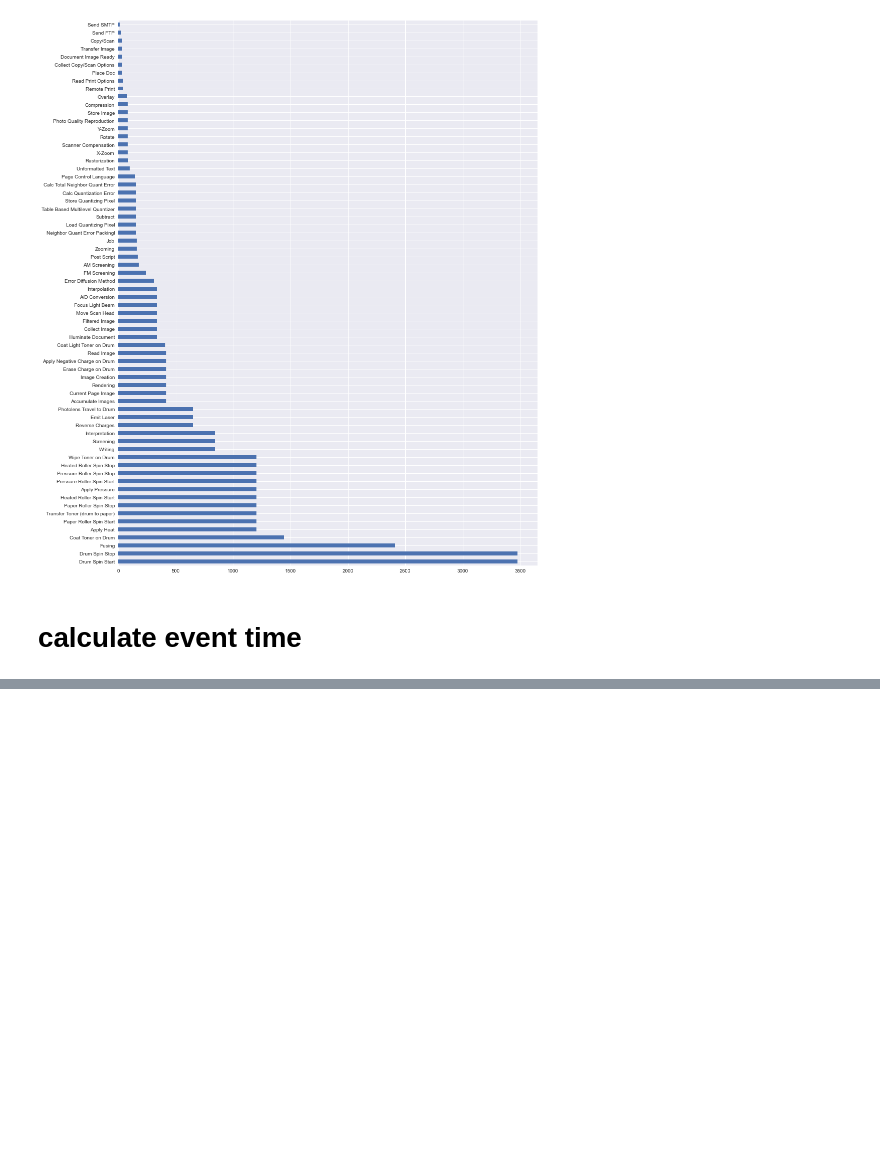
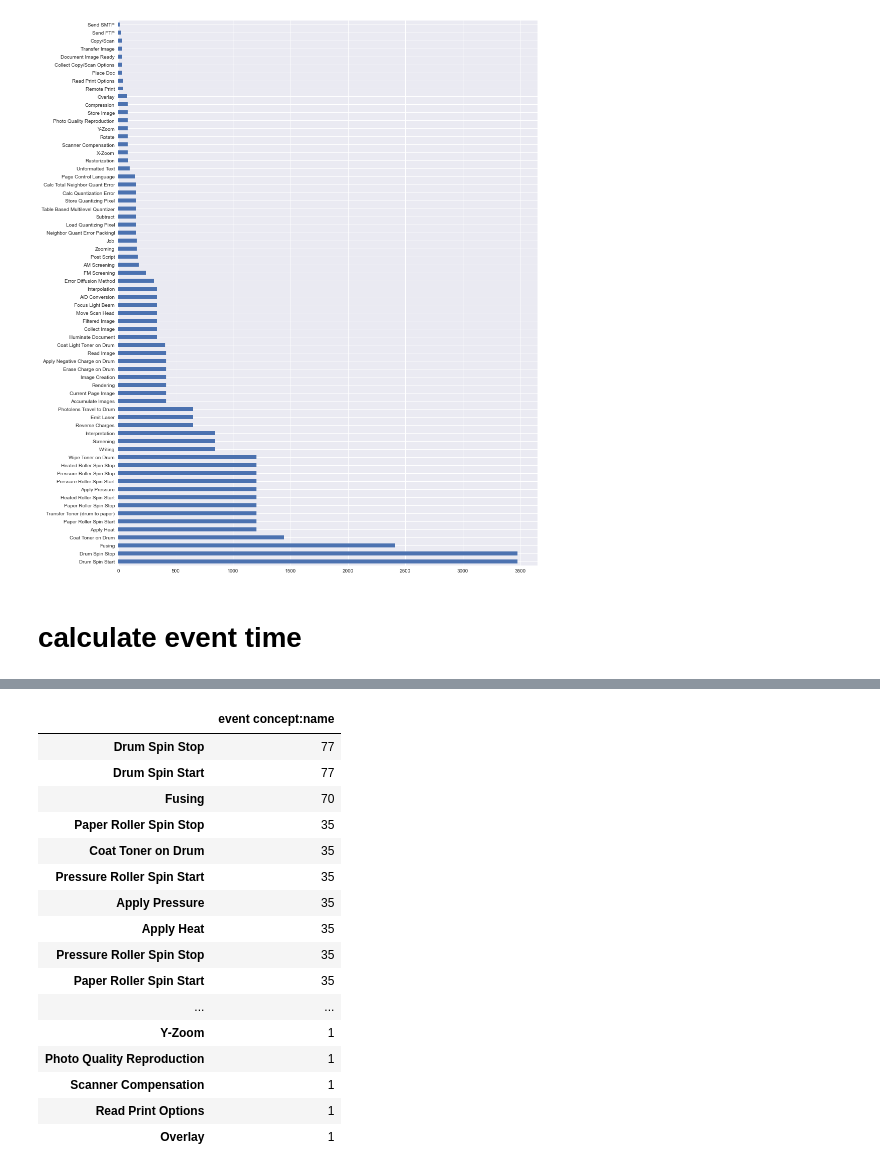
Before and after one commit to Cappa1/ProcessMining, a Jupyter notebook: EDA.ipynb, the cells around one changed output, grey strips where cells are left out. Drawn from its saved outputs; the diff is of its cells as text; code cells hidden in the pictures; blank space fills up the shorter version.

Commit message:
skeleton for better time calculation

```diff
--- a/EDA.ipynb
+++ b/EDA.ipynb
@@ -17,7 +17,8 @@ df_test = pd.read_csv(f'{path}/event-log-test.csv')
 
 
 df_data = pd.concat([df_train, df_test])
-df_data['event time:timestamp'] = pd.to_datetime(df_data['event time:timestamp'])
+df_data['event time:timestamp'] = pd.to_datetime(df_data['event time:timestamp'], dayfirst=True)
+print(type(df_data['event time:timestamp'].iloc[0]))
 df_data.sort_values(by=['event time:timestamp'])
 df_data.reset_index(inplace=True, drop=True)
 
@@ -120,0 +140,18 @@ events.plot.barh(figsize=(15,20))
+# %%
+case = df_data[df_data['case concept:name']==1]
+unique_events = case['event concept:name'].unique().tolist()
+
+start = [i for i in unique_events if 'Start' in i]
+stop = [i for i in unique_events if 'Stop' in i]
+
+events = start + stop
+
+events = [ele for ele in unique_events if ele not in events]
+# %%
+for i in events:
+    display(case[case['event concept:name']== i])
+    display(case[case['event concept:name']== i].shift(-1))
+    print(case[case['event concept:name']== i]['event time:timestamp'])
+    case['Time_diff'] = (case['event time:timestamp'] - case['event time:timestamp'].shift(1))
+
+    break
@@ -121 +173,21 @@ events.plot.barh(figsize=(15,20))
+# %%
+case['event concept:name'].value_counts().to_frame()
+# %% [output]
+|  | event concept:name |
+| Drum Spin Stop | 77 |
+| Drum Spin Start | 77 |
+| Fusing | 70 |
+| Paper Roller Spin Stop | 35 |
+| Coat Toner on Drum | 35 |
+| Pressure Roller Spin Start | 35 |
+| Apply Pressure | 35 |
+| Apply Heat | 35 |
+| Pressure Roller Spin Stop | 35 |
+| Paper Roller Spin Start | 35 |
+| ... | ... |
+| Y-Zoom | 1 |
+| Photo Quality Reproduction | 1 |
+| Scanner Compensation | 1 |
+| Read Print Options | 1 |
+| Overlay | 1 |
 # %%
```
Also changed, not shown: parts of 7 cells of this notebook.
